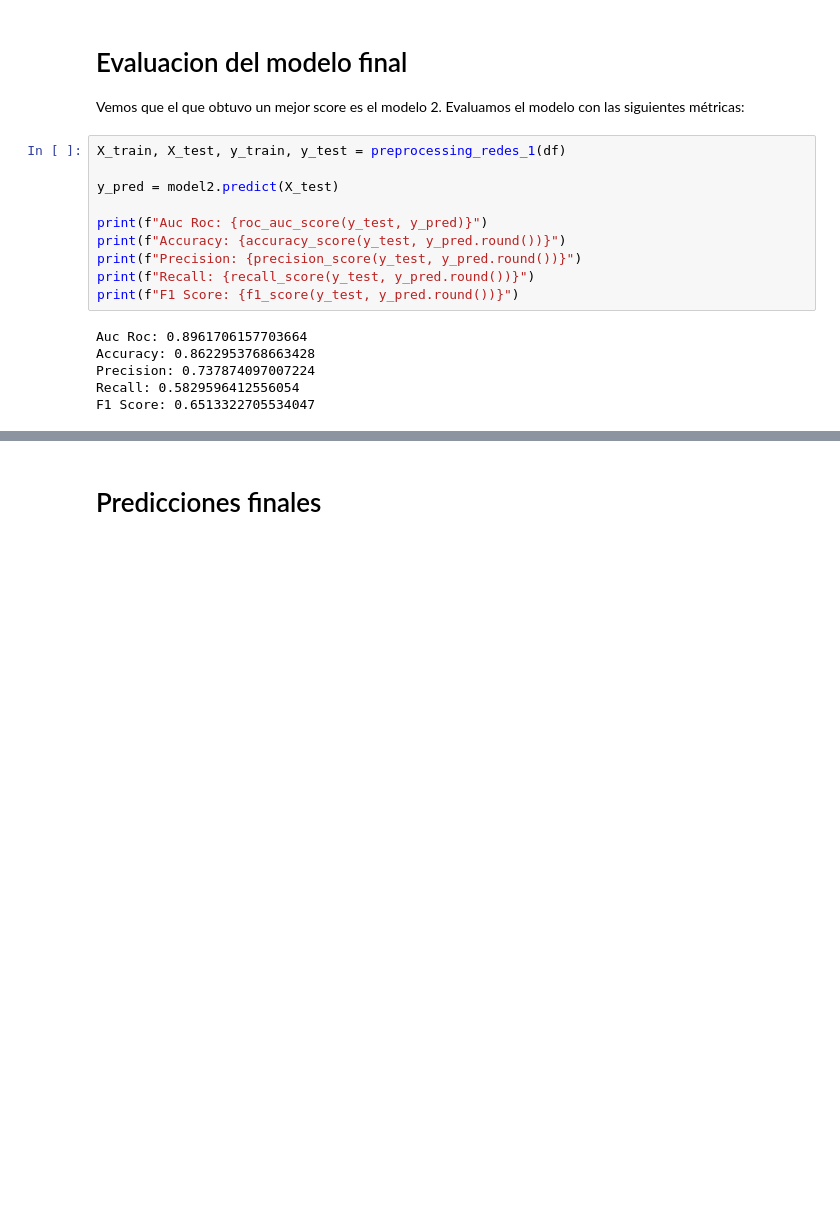
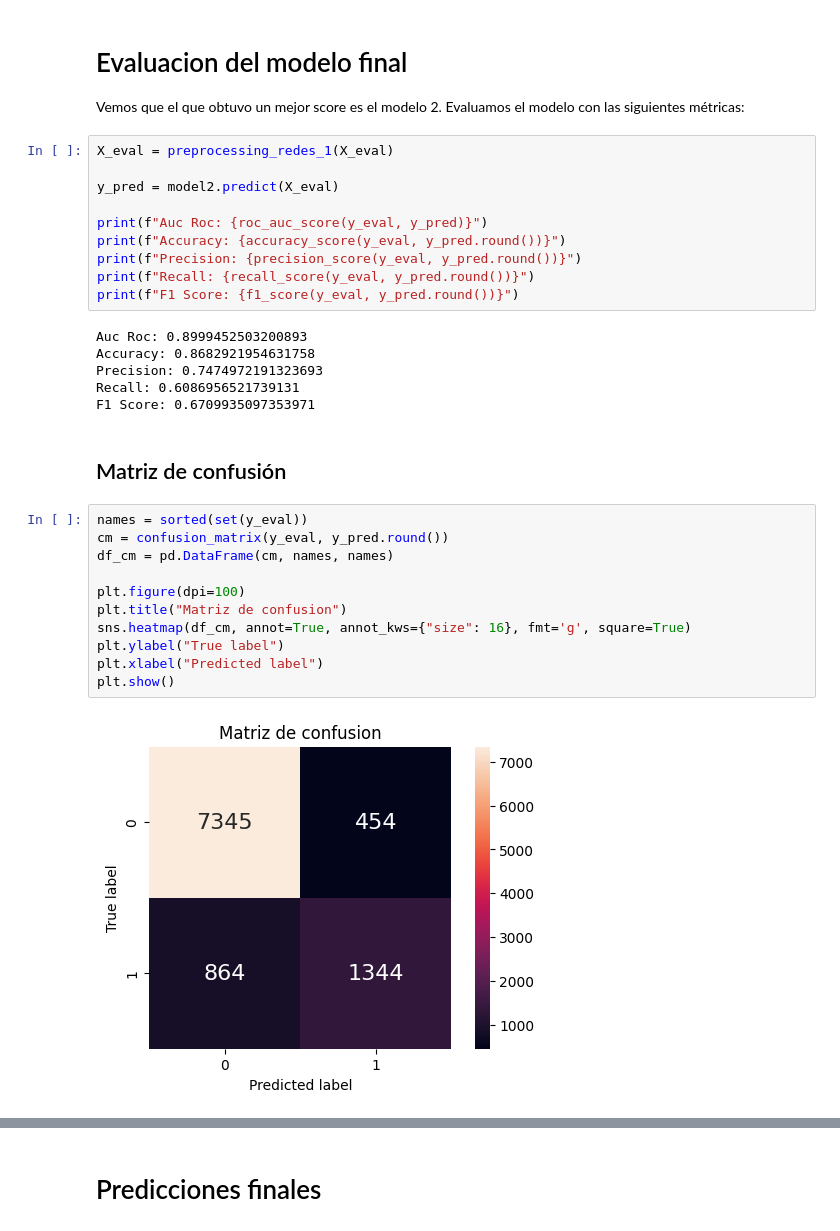
Before and after one commit to aflouret/lluvia-de-hamburguesas, a Jupyter notebook: parte_2/redes_neuronales.ipynb, the cells around one changed output, grey strips where cells are left out. Cells and saved outputs as stored; diff of their text form; blank space fills up the shorter version.

```diff
--- a/parte_2/redes_neuronales.ipynb
+++ b/parte_2/redes_neuronales.ipynb
@@ -180,18 +166,33 @@ plt.legend()
 # Evaluacion del modelo final
 Vemos que el que obtuvo un mejor score es el modelo 2. Evaluamos el modelo con las siguientes métricas:
 # %%
-X_train, X_test, y_train, y_test = preprocessing_redes_1(df)
+X_eval = preprocessing_redes_1(X_eval)
 
-y_pred = model2.predict(X_test)
+y_pred = model2.predict(X_eval)
 
-print(f"Auc Roc: {roc_auc_score(y_test, y_pred)}")
-print(f"Accuracy: {accuracy_score(y_test, y_pred.round())}")
-print(f"Precision: {precision_score(y_test, y_pred.round())}")
-print(f"Recall: {recall_score(y_test, y_pred.round())}")
-print(f"F1 Score: {f1_score(y_test, y_pred.round())}")
+print(f"Auc Roc: {roc_auc_score(y_eval, y_pred)}")
+print(f"Accuracy: {accuracy_score(y_eval, y_pred.round())}")
+print(f"Precision: {precision_score(y_eval, y_pred.round())}")
+print(f"Recall: {recall_score(y_eval, y_pred.round())}")
+print(f"F1 Score: {f1_score(y_eval, y_pred.round())}")
 # %% [output]
-Auc Roc: 0.8961706157703664
-Accuracy: 0.8622953768663428
-Precision: 0.737874097007224
-Recall: 0.5829596412556054
-F1 Score: 0.6513322705534047
+Auc Roc: 0.8999452503200893
+Accuracy: 0.8682921954631758
+Precision: 0.7474972191323693
+Recall: 0.6086956521739131
+F1 Score: 0.6709935097353971
+# %% [markdown]
+## Matriz de confusión
+# %%
+names = sorted(set(y_eval))
+cm = confusion_matrix(y_eval, y_pred.round())
+df_cm = pd.DataFrame(cm, names, names)
+
+plt.figure(dpi=100)
+plt.title("Matriz de confusion")
+sns.heatmap(df_cm, annot=True, annot_kws={"size": 16}, fmt='g', square=True)
+plt.ylabel("True label")
+plt.xlabel("Predicted label")
+plt.show()
+# %% [output]
+[figure, added]
```
Also changed, not shown: parts of 17 cells of this notebook, 4 other files.
